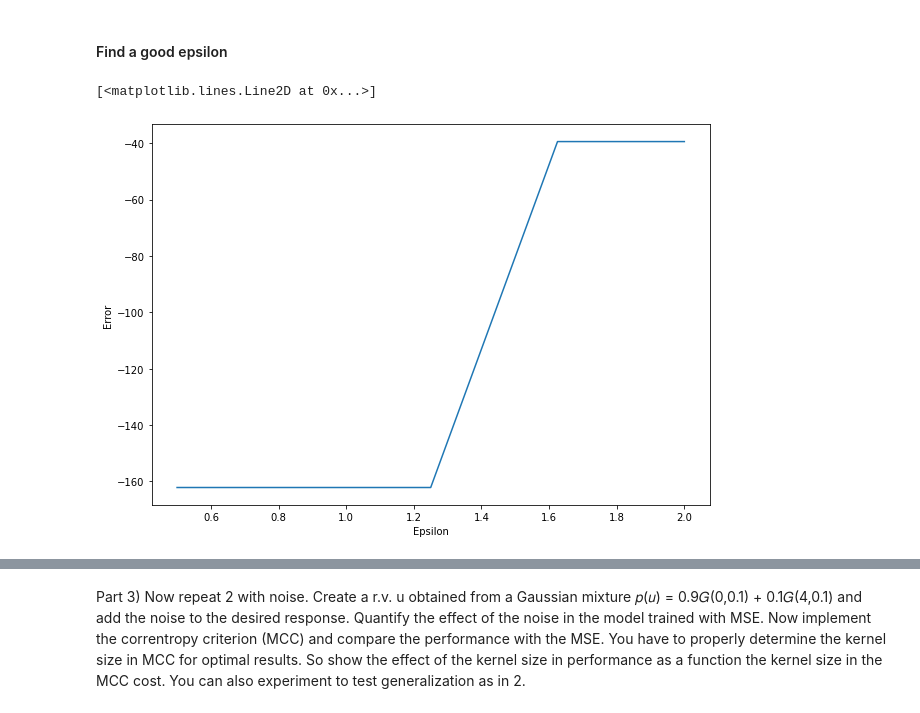
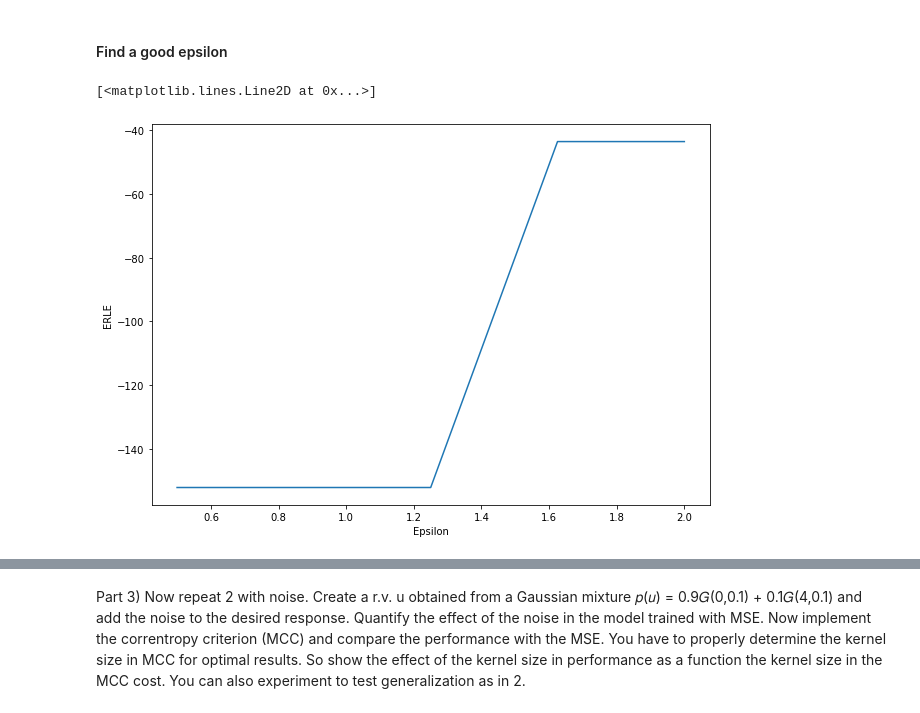
Before and after one commit to IanGMalone/Frequency_Doubling_Adaptive_Filtering, a Jupyter notebook: Frequency Doubling.ipynb, the cells around one changed output, grey strips where cells are left out. Drawn from its saved outputs; the diff is of its cells as text; code cells hidden in the pictures.

```diff
--- a/Frequency Doubling.ipynb
+++ b/Frequency Doubling.ipynb
@@ -329,8 +379,8 @@ ERLEs = np.zeros((reps, len(sigmas)))
 for i in range(reps):
     for j in range(len(sigmas)):
         qklms_part1 = QKLMS(step_size=1, sigma=sigmas[j], order=10, epsilon=1.5)
-        outputs_qklms_part1, coefficients_qklms_part1, errors_qklms_part1, size_qklms_part1 = qklms_part1.learn(sine_1k[:100000], sine_2k[:100000])
-        ERLEs[i,j] = ERLE(sine_2k[:100000], errors_qklms_part1)
+        outputs_qklms_part1, coefficients_qklms_part1, errors_qklms_part1, size_qklms_part1 = qklms_part1.learn(sine_1k, sine_2k)
+        ERLEs[i,j] = ERLE(sine_2k, errors_qklms_part1)
 
 sigma = sigmas[np.argmax(ERLEs.mean(axis=0))]
 
@@ -340,7 +390,7 @@ font = {'family' : 'normal',
         'weight' : 'bold',
         'size'   : 1}
 plt.xlabel('Kernel Bandwidth')
-plt.ylabel('Error')
+plt.ylabel('ERLE')
 plt.plot(sigmas,ERLEs.mean(axis=0))
 # %% [output]
 [<matplotlib.lines.Line2D at 0x...>]
@@ -356,8 +406,8 @@ ERLEs = np.zeros((reps, len(sigmas)))
 for i in range(reps):
     for j in range(len(sigmas)):
         qklms_part1 = QKLMS(step_size=steps[j], sigma=2, order=10, epsilon=1.5)
-        outputs_qklms_part1, coefficients_qklms_part1, errors_qklms_part1, size_qklms_part1 = qklms_part1.learn(sine_1k[:100000], sine_2k[:100000])
-        ERLEs[i,j] = ERLE(sine_2k[:100000], errors_qklms_part1)
+        outputs_qklms_part1, coefficients_qklms_part1, errors_qklms_part1, size_qklms_part1 = qklms_part1.learn(sine_1k, sine_2k)
+        ERLEs[i,j] = ERLE(sine_2k, errors_qklms_part1)
 
 step = steps[np.argmax(ERLEs.mean(axis=0))]
 
@@ -367,7 +417,7 @@ font = {'family' : 'normal',
         'weight' : 'bold',
         'size'   : 1}
 plt.xlabel('Step Size')
-plt.ylabel('Error')
+plt.ylabel('ERLE')
 plt.plot(steps,ERLEs.mean(axis=0))
 # %% [output]
 [<matplotlib.lines.Line2D at 0x...>]
@@ -378,24 +428,24 @@ time: 10.4 s (started: 2021-03-30 17:19:01 -04:00)
 # %%
 reps = 1
 epsilons = np.linspace(0.5, 2, num=5)
 ERLEs = np.zeros((reps, len(sigmas)))
 
 for i in range(reps):
     for j in range(len(sigmas)):
         qklms_part1 = QKLMS(step_size=11, sigma=2, order=10, epsilon=epsilons[j])
-        outputs_qklms_part1, coefficients_qklms_part1, errors_qklms_part1, size_qklms_part1 = qklms_part1.learn(sine_1k[:100000], sine_2k[:100000])
-        ERLEs[i,j] = ERLE(sine_2k[:100000], errors_qklms_part1)
+        outputs_qklms_part1, coefficients_qklms_part1, errors_qklms_part1, size_qklms_part1 = qklms_part1.learn(sine_1k, sine_2k)
+        ERLEs[i,j] = ERLE(sine_2k, errors_qklms_part1)
 
 epsilon = epsilons[np.argmax(ERLEs.mean(axis=0))]
 
 
 plt.figure(figsize=(10,7))
 font = {'family' : 'normal',
         'weight' : 'bold',
         'size'   : 1}
 plt.xlabel('Epsilon')
-plt.ylabel('Error')
+plt.ylabel('ERLE')
 plt.plot(epsilons,ERLEs.mean(axis=0))
 # %% [output]
 [<matplotlib.lines.Line2D at 0x...>]
-[figure, old version]
+[figure, new version]
```
Also changed, not shown: parts of 55 cells of this notebook.
